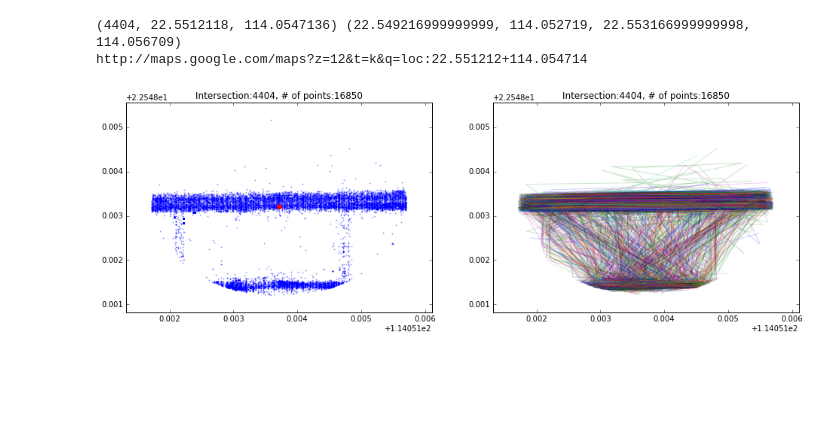
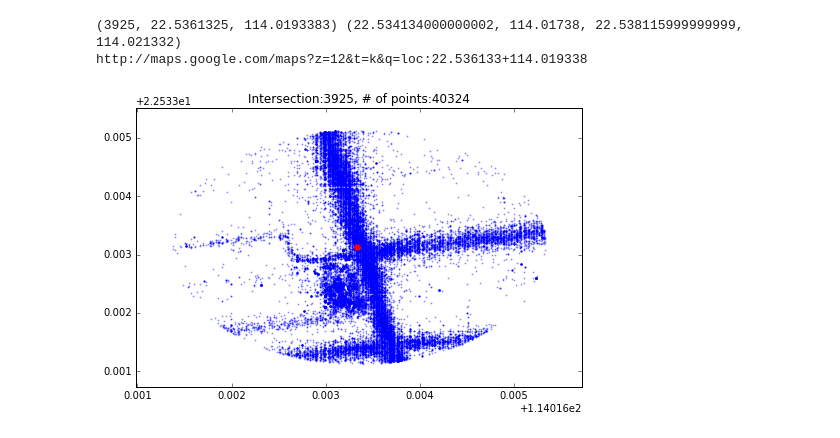
Before and after one commit to 1nfo/TLRI, a Jupyter notebook: Inferring.ipynb, the cells around one changed output. Cells and saved outputs as stored; diff of their text form; code cells hidden in the pictures; blank space fills up the shorter version.

```diff
--- a/Inferring.ipynb
+++ b/Inferring.ipynb
@@ -68,15 +101,12 @@ def timeRange(df,time,**rng):
 # %%
-#3420,2076,3712,1138,4133,3693，4951
-center,points = readJR(LEAST=30)
+#3420,2076,3712,1138,4133,3693,4951,2000
+center,points = readJR(LEAST=3000)
 print(center[0],center[2],center[1]),(points[3].min(),points[2].min(),points[3].max(),points[2].max())
 print "http://maps.google.com/maps?z=12&t=k&q=loc:%f+%f" % (center[2],center[1])
-fig = plt.figure(figsize=(16,5))
-fig.add_subplot(121)
+plt.figure(figsize=(8,5))
 plotJR(center,points,s=1,color="b",alpha=.3)
-fig.add_subplot(122)
-plotJR_line(center,points,alpha=.2)
 plt.show()
 # %% [output]
-(4404, 22.5512118, 114.0547136) (22.549216999999999, 114.052719, 22.553166999999998, 114.056709)
-http://maps.google.com/maps?z=12&t=k&q=loc:22.551212+114.054714
+(3925, 22.5361325, 114.0193383) (22.534134000000002, 114.01738, 22.538115999999999, 114.021332)
+http://maps.google.com/maps?z=12&t=k&q=loc:22.536133+114.019338
-[figure, old version]
+[figure, new version]
```
Also changed, not shown: parts of 14 cells of this notebook, 1 other file.
